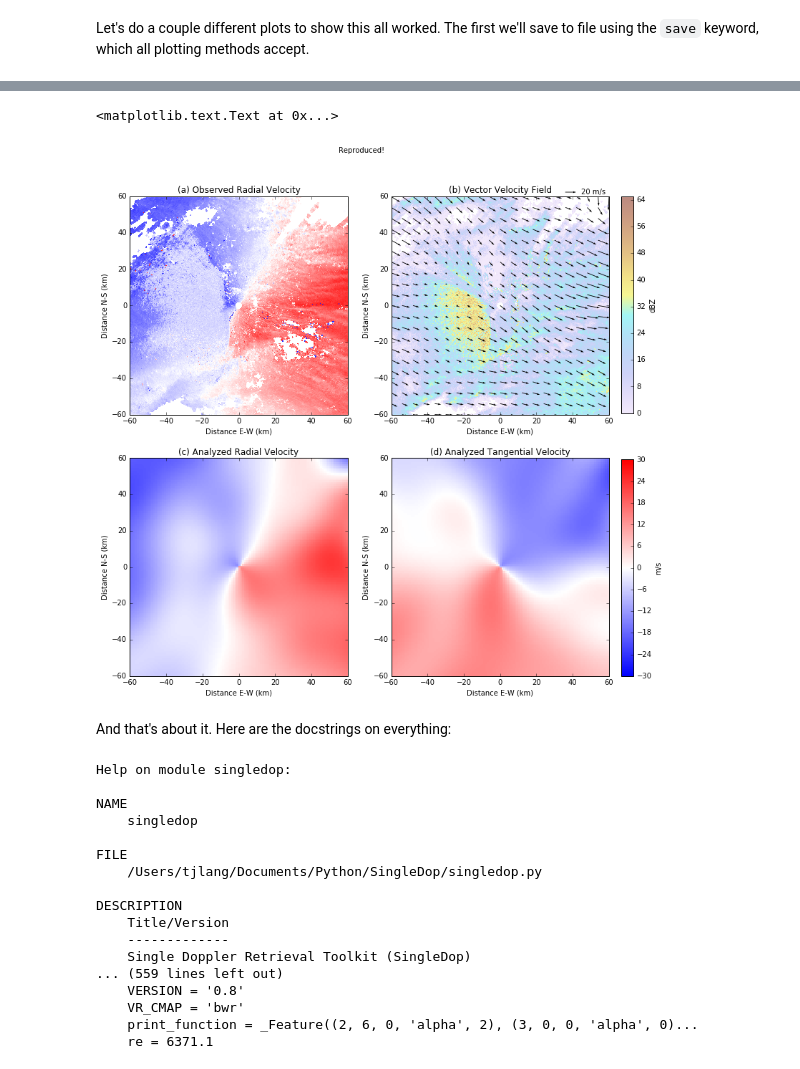
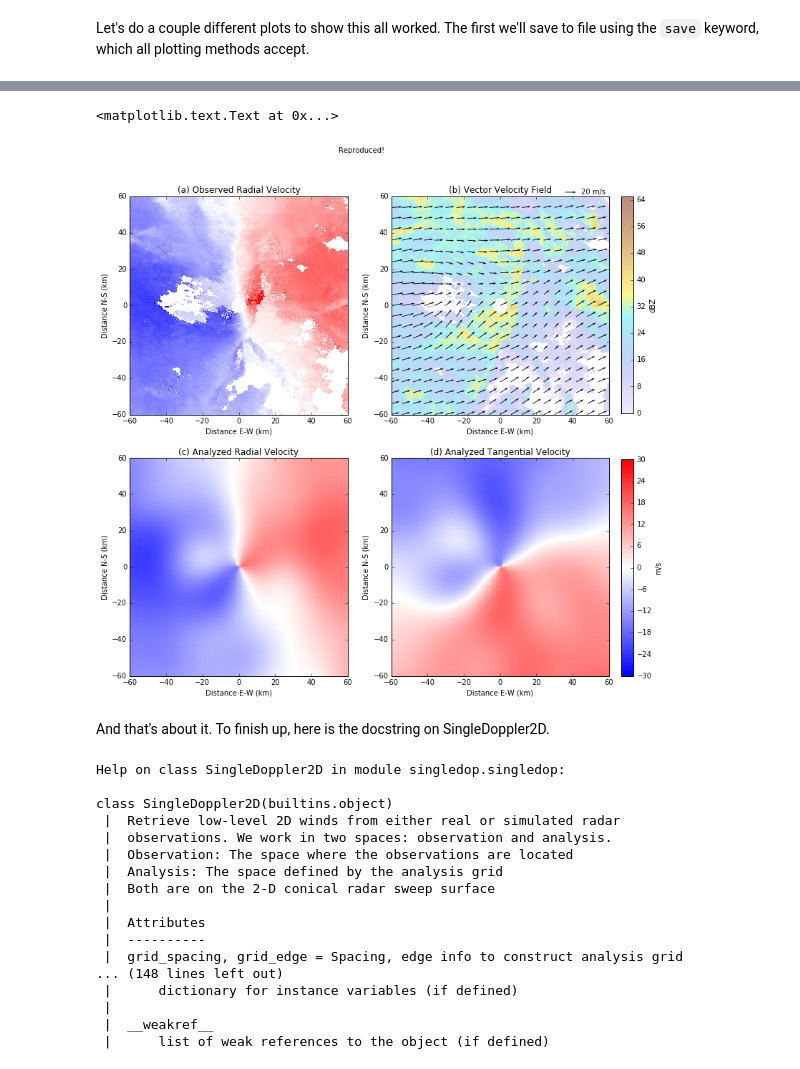
Before and after one commit to nasa/SingleDop, a Jupyter notebook: notebooks/SingleDop_Demo.ipynb, the cells around one changed output, grey strips where cells are left out. Saved outputs shown, nothing was run; the diff lists cells and outputs as text; code cells hidden in the pictures.

Commit message:
Updated notebook and fixed Python 3 incompatibility in imports

```diff
--- a/notebooks/SingleDop_Demo.ipynb
+++ b/notebooks/SingleDop_Demo.ipynb
@@ -175,30 +176,30 @@ display.plot_radial_tangential_contours(save='radial_tangential_contours.png')
 # %%
 fig, ax1, ax2, ax3, ax4 = display.four_panel_plot(
-    name_vr='velocity', name_dz='reflectivity', split_cut=True,
-    return_flag=True, thin=6, scale=400, legend=20, levels=-30.0+2.0*np.arange(31))
+    name_vr='VE', name_dz='AZ', return_flag=True,
+    thin=6, scale=400, legend=20, levels=-30.0+2.0*np.arange(31))
 fig.suptitle('Reproduced!')
 # %% [output]
 <matplotlib.text.Text at 0x...>
-[figure, old version]
+[figure, new version]
 # %% [markdown]
-And that's about it. Here are the docstrings on everything:
+And that's about it. To finish up, here is the docstring on SingleDoppler2D.
 # %%
-help(singledop)
+help(singledop.SingleDoppler2D)
 # %% [output]
-Help on module singledop:
+Help on class SingleDoppler2D in module singledop.singledop:
 
-NAME
-    singledop
-
-FILE
-    /Users/tjlang/Documents/Python/SingleDop/singledop.py
-
-DESCRIPTION
-    Title/Version
-    -------------
-    Single Doppler Retrieval Toolkit (SingleDop)
-... (559 lines left out)
-    VERSION = '0.8'
-    VR_CMAP = 'bwr'
-    print_function = _Feature((2, 6, 0, 'alpha', 2), (3, 0, 0, 'alpha', 0)...
-    re = 6371.1
+class SingleDoppler2D(builtins.object)
+ |  Retrieve low-level 2D winds from either real or simulated radar
+ |  observations. We work in two spaces: observation and analysis.
+ |  Observation: The space where the observations are located
+ |  Analysis: The space defined by the analysis grid
+ |  Both are on the 2-D conical radar sweep surface
+ |
+ |  Attributes
+ |  ----------
+ |  grid_spacing, grid_edge = Spacing, edge info to construct analysis grid
+... (148 lines left out)
+ |      dictionary for instance variables (if defined)
+ |
+ |  __weakref__
+ |      list of weak references to the object (if defined)
```
Also changed, not shown: parts of 5 cells of this notebook, 2 other files.
